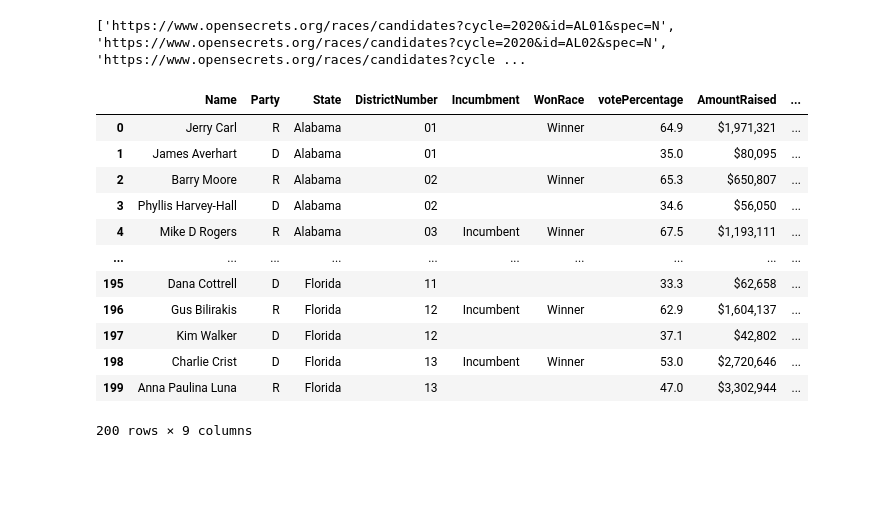
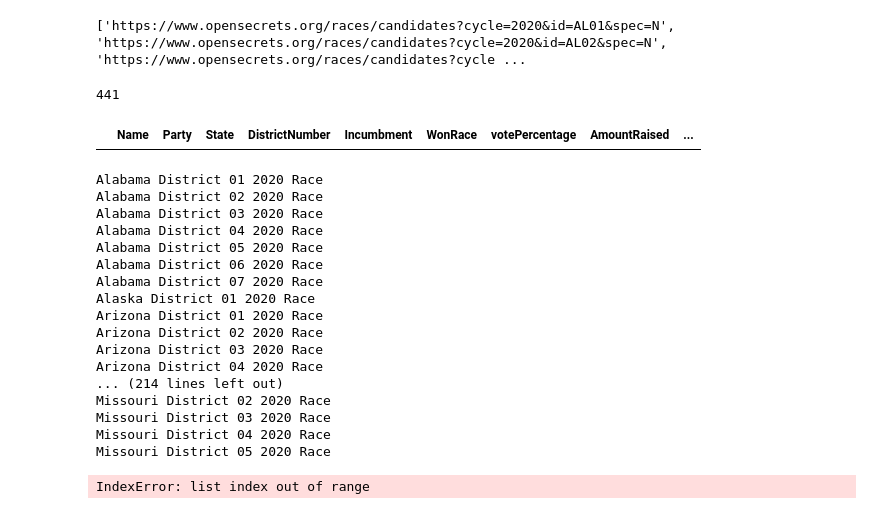
Before and after one commit to ashamaheshwari/webscraping_open_secrets-twix, a Jupyter notebook: AK_Webscrape.ipynb, the cells around one changed output. Cells and saved outputs as stored; diff of their text form; code cells hidden in the pictures; blank space fills up the shorter version.

```diff
--- a/AK_Webscrape.ipynb
+++ b/AK_Webscrape.ipynb
@@ -194,23 +205,34 @@ print(USStateDistLinks)
 # %% [output]
 ['https://www.opensecrets.org/races/candidates?cycle=2020&id=AL01&spec=N', 'https://www.opensecrets.org/races/candidates?cycle=2020&id=AL02&spec=N', 'https://www.opensecrets.org/races/candidates?cycle ...
 # %%
-#len(USStateDistLinks)
+len(USStateDistLinks)
+# %% [output]
+441
+# %%
+df_candidate
+# %% [output]
+|  | Name | Party | State | DistrictNumber | Incumbment | WonRace | votePercentage | AmountRaised | ... |
 # %%
-for link in USStateDistLinks[0:100]:
+for link in USStateDistLinks[0:441]:
         #print(link)
         screen_scrape(link, "file_name")
 df_candidate
 # %% [output]
-|  | Name | Party | State | DistrictNumber | Incumbment | WonRace | votePercentage | AmountRaised | ... |
-| 0 | Jerry Carl | R | Alabama | 01 |  | Winner | 64.9 | $1,971,321 | ... |
-| 1 | James Averhart | D | Alabama | 01 |  |  | 35.0 | $80,095 | ... |
-| 2 | Barry Moore | R | Alabama | 02 |  | Winner | 65.3 | $650,807 | ... |
-| 3 | Phyllis Harvey-Hall | D | Alabama | 02 |  |  | 34.6 | $56,050 | ... |
-| 4 | Mike D Rogers | R | Alabama | 03 | Incumbent | Winner | 67.5 | $1,193,111 | ... |
-| ... | ... | ... | ... | ... | ... | ... | ... | ... | ... |
-| 195 | Dana Cottrell | D | Florida | 11 |  |  | 33.3 | $62,658 | ... |
-| 196 | Gus Bilirakis | R | Florida | 12 | Incumbent | Winner | 62.9 | $1,604,137 | ... |
-| 197 | Kim Walker | D | Florida | 12 |  |  | 37.1 | $42,802 | ... |
-| 198 | Charlie Crist | D | Florida | 13 | Incumbent | Winner | 53.0 | $2,720,646 | ... |
-| 199 | Anna Paulina Luna | R | Florida | 13 |  |  | 47.0 | $3,302,944 | ... |
-200 rows × 9 columns
+Alabama District 01 2020 Race
+Alabama District 02 2020 Race
+Alabama District 03 2020 Race
+Alabama District 04 2020 Race
+Alabama District 05 2020 Race
+Alabama District 06 2020 Race
+Alabama District 07 2020 Race
+Alaska District 01 2020 Race
+Arizona District 01 2020 Race
+Arizona District 02 2020 Race
+Arizona District 03 2020 Race
+Arizona District 04 2020 Race
+... (214 lines left out)
+Missouri District 02 2020 Race
+Missouri District 03 2020 Race
+Missouri District 04 2020 Race
+Missouri District 05 2020 Race
+IndexError: list index out of range
```
Also changed, not shown: parts of 4 cells of this notebook.
